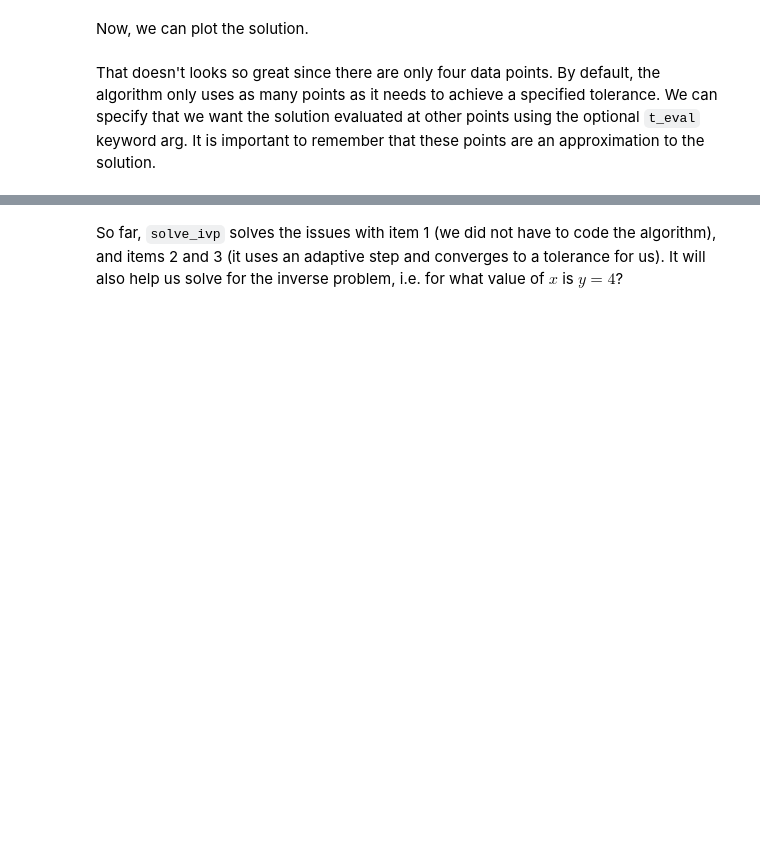
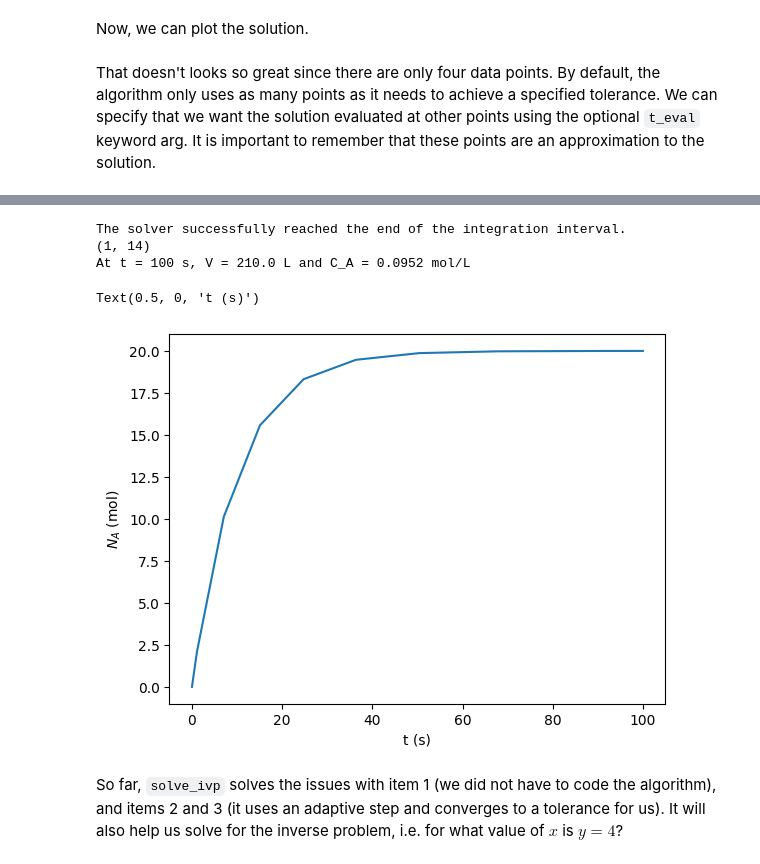
Before and after one commit to hgordo/f26-06623, a Jupyter notebook: f26-06623/lectures/03-fode-1/03-fode-1.ipynb, the cells around one changed output, grey strips where cells are left out. Saved outputs shown, nothing was run; the diff lists cells and outputs as text; code cells hidden in the pictures; blank space fills up the shorter version.

```diff
--- a/f26-06623/lectures/03-fode-1/03-fode-1.ipynb
+++ b/f26-06623/lectures/03-fode-1/03-fode-1.ipynb
@@ -399,3 +423,27 @@ plt.legend();
+# %%
+CaIn = 1 # mol/L
+nu = 2 #L/s
+Ca0 = 0
+k = 0.1
+V0 = 10
+
+def dNadt( t, Na):
+  return nu*CaIn - k*Na
+sol = solve_ivp(dNadt, t_span=(0,100),y0 = (Ca0,))
+print(sol.message)
+print(sol.y.shape)
+Na100 = sol.y[0,-1]
+V100 = V0+nu*sol.t[-1]
+print(f"At t = 100 s, V = {V100:.1f} L and C_A = {Na100 / V100:.4f} mol/L")
+plt.plot(sol.t, sol.y[0], label="solve_ivp")
+plt.ylabel('$N_{A}$ (mol)' )
+plt.xlabel('t (s)')
+# %% [output]
+The solver successfully reached the end of the integration interval.
+(1, 14)
+At t = 100 s, V = 210.0 L and C_A = 0.0952 mol/L
+Text(0.5, 0, 't (s)')
+[figure, added]
 # %% [markdown]
 So far, `solve_ivp` solves the issues with item 1 (we did not have to code the algorithm), and items 2 and 3 (it uses an adaptive step and converges to a tolerance for us). It will also help us solve for the inverse problem, i.e. for what value of $x$ is $y=4$?
 # %% [markdown]
```
Also changed, not shown: parts of 2 cells of this notebook.
